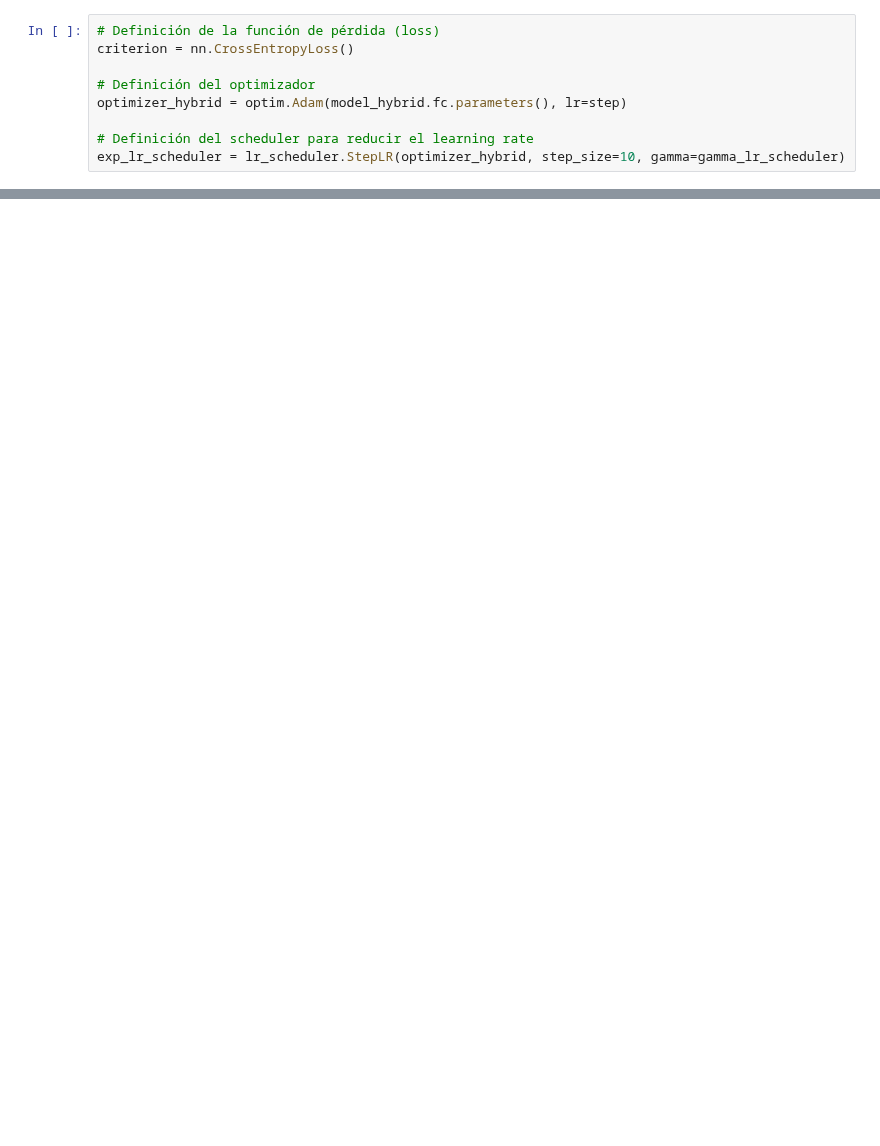
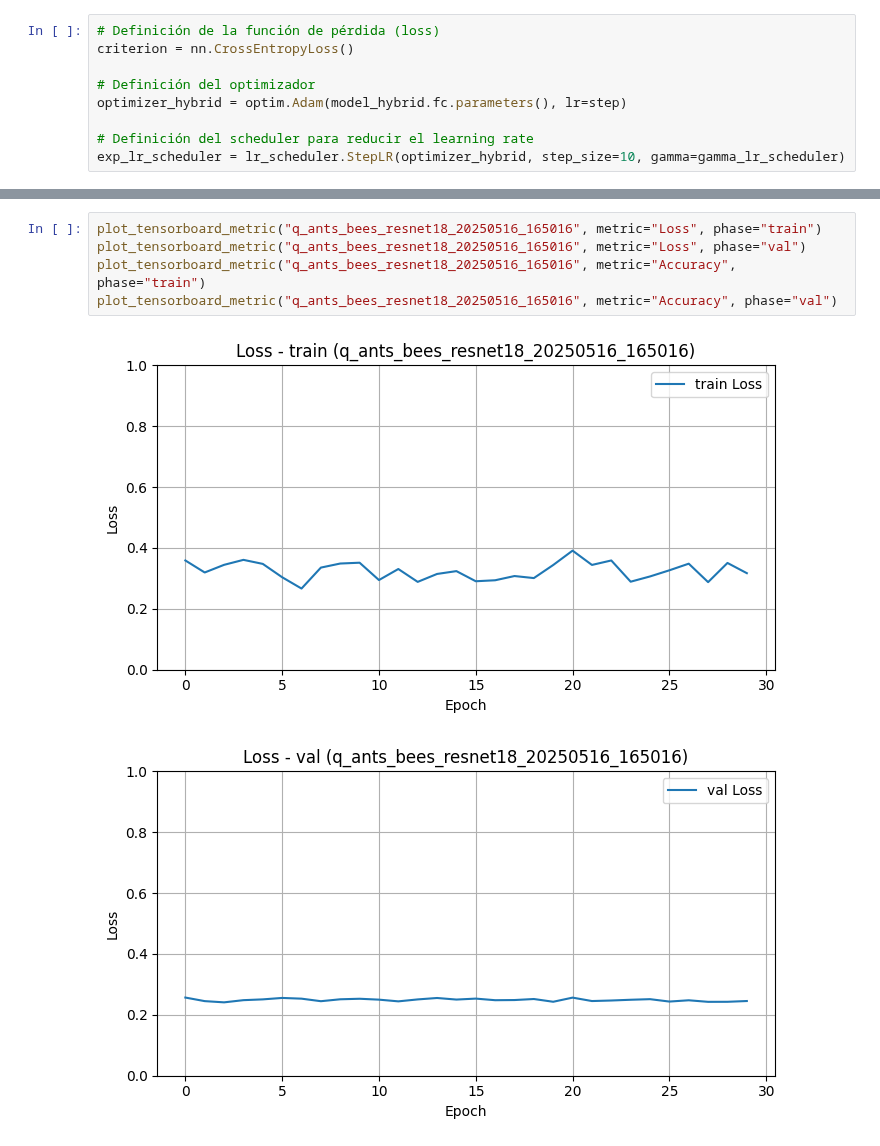
Before and after one commit to lburdman/qnn-transfer-learning, a Jupyter notebook: ants_bees.ipynb, the cells around one changed output, grey strips where cells are left out. Cells and saved outputs as stored; diff of their text form; blank space fills up the shorter version.

```diff
--- a/ants_bees.ipynb
+++ b/ants_bees.ipynb
@@ -142,0 +161,8 @@ Phase: val Epoch: 30/30 Loss: 0.5140 Acc: 0.94770.0394s
+# %%
+plot_tensorboard_metric("q_ants_bees_resnet18_20250516_165016", metric="Loss", phase="train")
+plot_tensorboard_metric("q_ants_bees_resnet18_20250516_165016", metric="Loss", phase="val")
+plot_tensorboard_metric("q_ants_bees_resnet18_20250516_165016", metric="Accuracy", phase="train")
+plot_tensorboard_metric("q_ants_bees_resnet18_20250516_165016", metric="Accuracy", phase="val")
+# %% [output]
+[figure, added]
+[figure, added]
```
Also changed, not shown: parts of 10 cells of this notebook.
